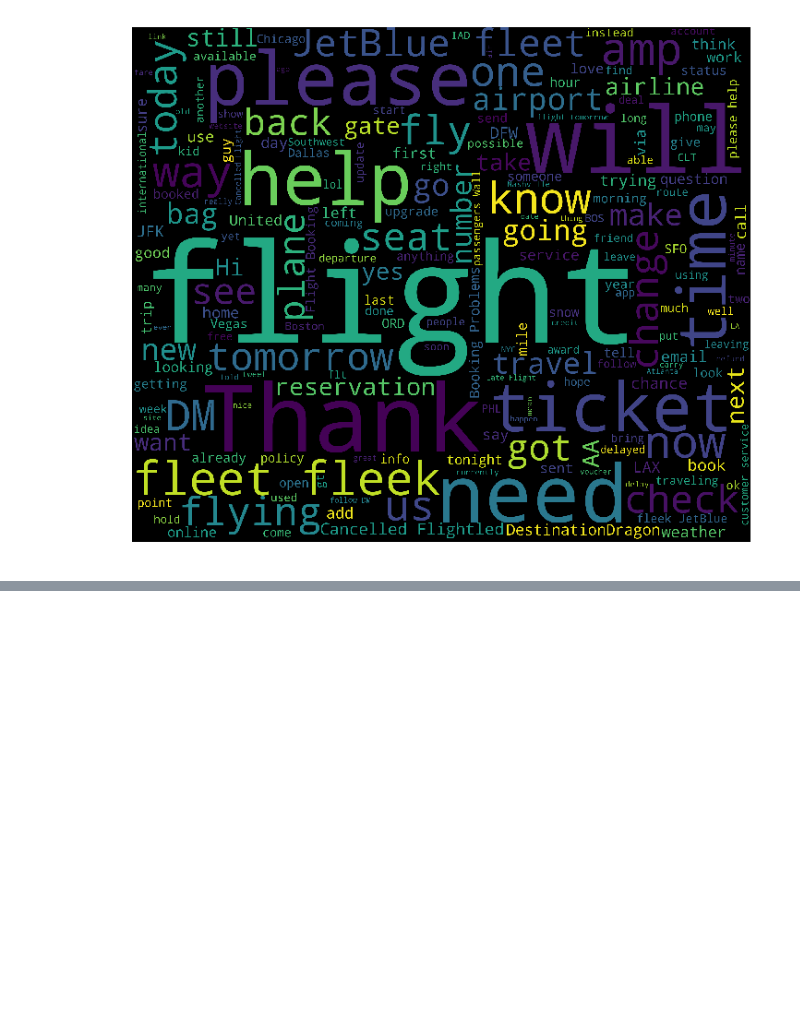
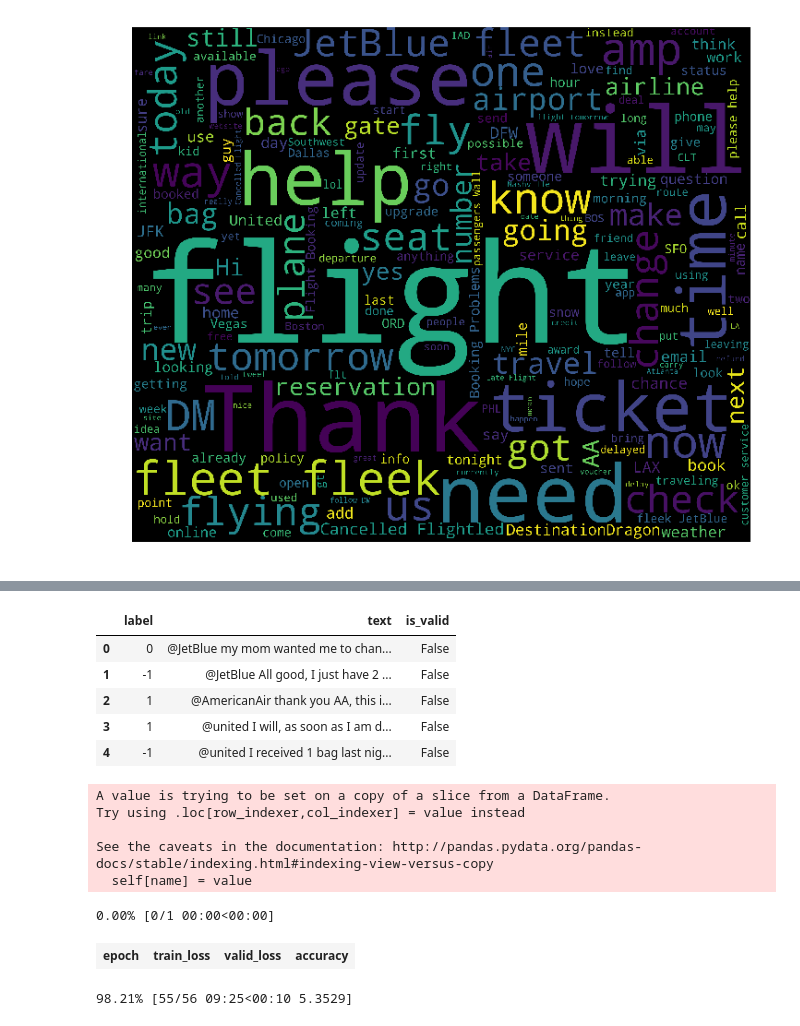
Before and after one commit to zlapp/Twitter-US-Airlines-Sentiment, a Jupyter notebook: Twitter-US-Airlines-Sentiment.ipynb, the cells around one changed output, grey strips where cells are left out. Cells and saved outputs as stored; diff of their text form; code cells hidden in the pictures; blank space fills up the shorter version.

Commit message:
adding fastai default sentiment classifier

```diff
--- a/Twitter-US-Airlines-Sentiment.ipynb
+++ b/Twitter-US-Airlines-Sentiment.ipynb
@@ -184,0 +187,9 @@ plt_wordcloud('neutral',0.5)
+# %%
+def label(x):
+    if x=='negative':
+        return -1
+    elif x=='positive':
+        return 1
+    return 0
+Tweet['label']=Tweet['airline_sentiment'].apply(label)
+Tweet.head()
@@ -184,0 +203,3 @@ plt_wordcloud('neutral',0.5)
+# %%
+df = pandas.DataFrame(Tweet[['label','text']])
+df.head()
@@ -184,0 +213,22 @@ plt_wordcloud('neutral',0.5)
+# %%
+df['is_valid'] = False
+#shuffle
+df = df.sample(frac=1).reset_index(drop=True)
+df.head()
+# %% [output]
+|  | label | text | is_valid |
+| 0 | 0 | @JetBlue my mom wanted me to chan... | False |
+| 1 | -1 | @JetBlue All good, I just have 2 ... | False |
+| 2 | 1 | @AmericanAir thank you AA, this i... | False |
+| 3 | 1 | @united I will, as soon as I am d... | False |
+| 4 | -1 | @united I received 1 bag last nig... | False |
+# %%
+df[-int(df.shape[0]*0.3):].is_valid = True
+df[-int(df.shape[0]*0.3):].tail()
+df.to_csv('texts.csv')
+# %% [output]
+A value is trying to be set on a copy of a slice from a DataFrame.
+Try using .loc[row_indexer,col_indexer] = value instead
+
+See the caveats in the documentation: http://pandas.pydata.org/pandas-docs/stable/indexing.html#indexing-view-versus-copy
+  self[name] = value
@@ -184,0 +252,7 @@ plt_wordcloud('neutral',0.5)
+# %%
+learn = language_model_learner(data_lm, pretrained_model=URLs.WT103_1, drop_mult=0.5)
+learn.fit_one_cycle(1, 1e-2)
+# %% [output]
+0.00% [0/1 00:00<00:00]
+| epoch | train_loss | valid_loss | accuracy |
+98.21% [55/56 09:25<00:10 5.3529]
```
Also changed, not shown: parts of 20 cells of this notebook, 7 other files.
